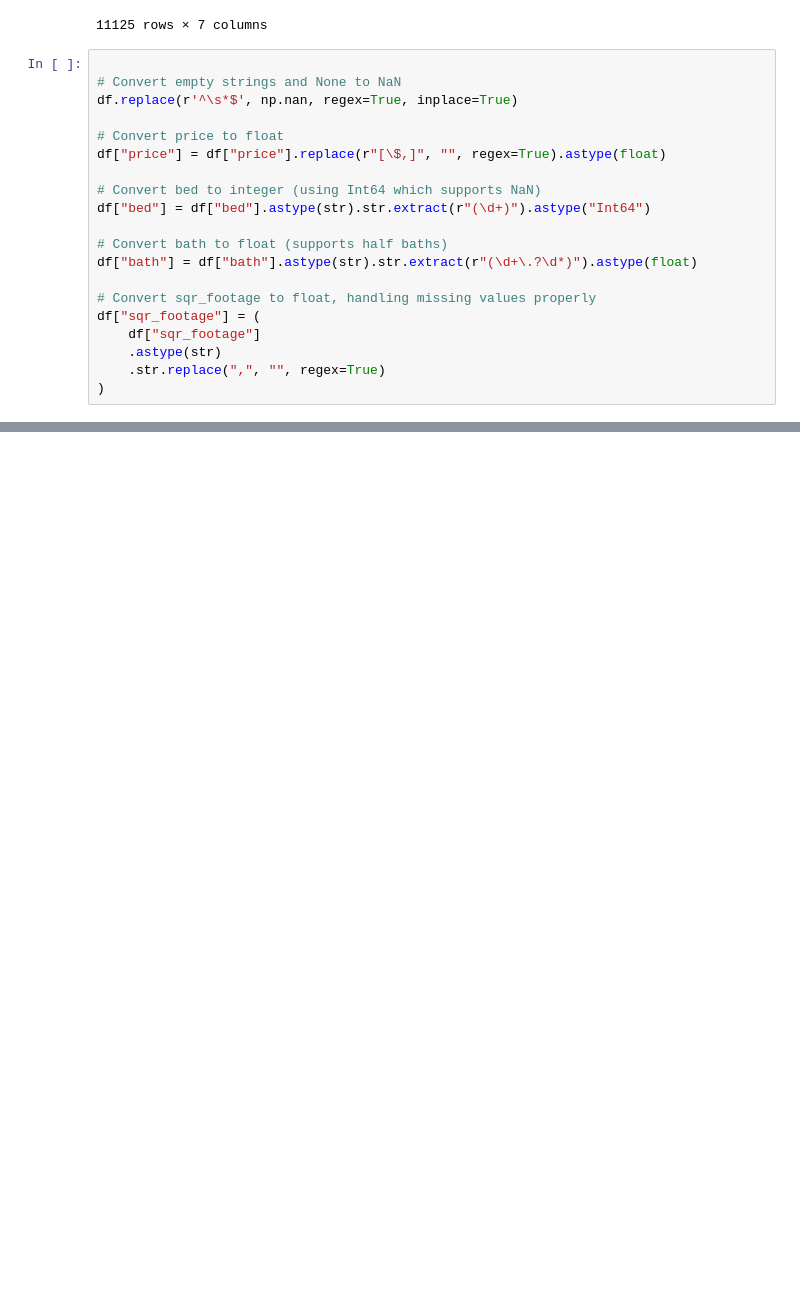
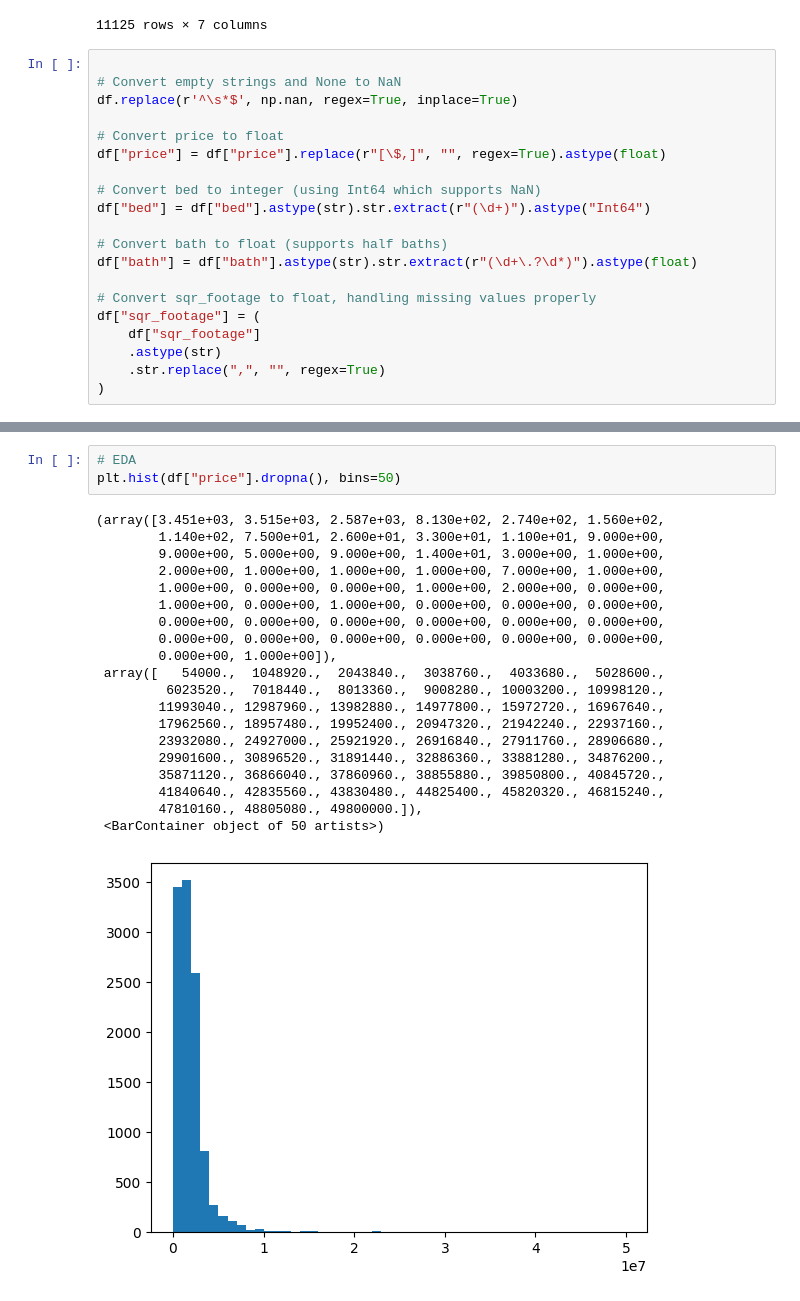
Before and after one commit to chrisgqy/Redfin_RealEstate_ETL, a Jupyter notebook: notebook/transformation.ipynb, the cells around one changed output, grey strips where cells are left out. Cells and saved outputs as stored; diff of their text form; blank space fills up the shorter version.

Commit message:
EDA visualization

```diff
--- a/notebook/transformation.ipynb
+++ b/notebook/transformation.ipynb
@@ -58,0 +60,24 @@ df.drop_duplicates()
+# %%
+# EDA
+plt.hist(df["price"].dropna(), bins=50)
+# %% [output]
+(array([3.451e+03, 3.515e+03, 2.587e+03, 8.130e+02, 2.740e+02, 1.560e+02,
+        1.140e+02, 7.500e+01, 2.600e+01, 3.300e+01, 1.100e+01, 9.000e+00,
+        9.000e+00, 5.000e+00, 9.000e+00, 1.400e+01, 3.000e+00, 1.000e+00,
+        2.000e+00, 1.000e+00, 1.000e+00, 1.000e+00, 7.000e+00, 1.000e+00,
+        1.000e+00, 0.000e+00, 0.000e+00, 1.000e+00, 2.000e+00, 0.000e+00,
+        1.000e+00, 0.000e+00, 1.000e+00, 0.000e+00, 0.000e+00, 0.000e+00,
+        0.000e+00, 0.000e+00, 0.000e+00, 0.000e+00, 0.000e+00, 0.000e+00,
+        0.000e+00, 0.000e+00, 0.000e+00, 0.000e+00, 0.000e+00, 0.000e+00,
+        0.000e+00, 1.000e+00]),
+ array([   54000.,  1048920.,  2043840.,  3038760.,  4033680.,  5028600.,
+         6023520.,  7018440.,  8013360.,  9008280., 10003200., 10998120.,
+        11993040., 12987960., 13982880., 14977800., 15972720., 16967640.,
+        17962560., 18957480., 19952400., 20947320., 21942240., 22937160.,
+        23932080., 24927000., 25921920., 26916840., 27911760., 28906680.,
+        29901600., 30896520., 31891440., 32886360., 33881280., 34876200.,
+        35871120., 36866040., 37860960., 38855880., 39850800., 40845720.,
+        41840640., 42835560., 43830480., 44825400., 45820320., 46815240.,
+        47810160., 48805080., 49800000.]),
+ <BarContainer object of 50 artists>)
+[figure, added]
```
Also changed, not shown: parts of 3 cells of this notebook.
